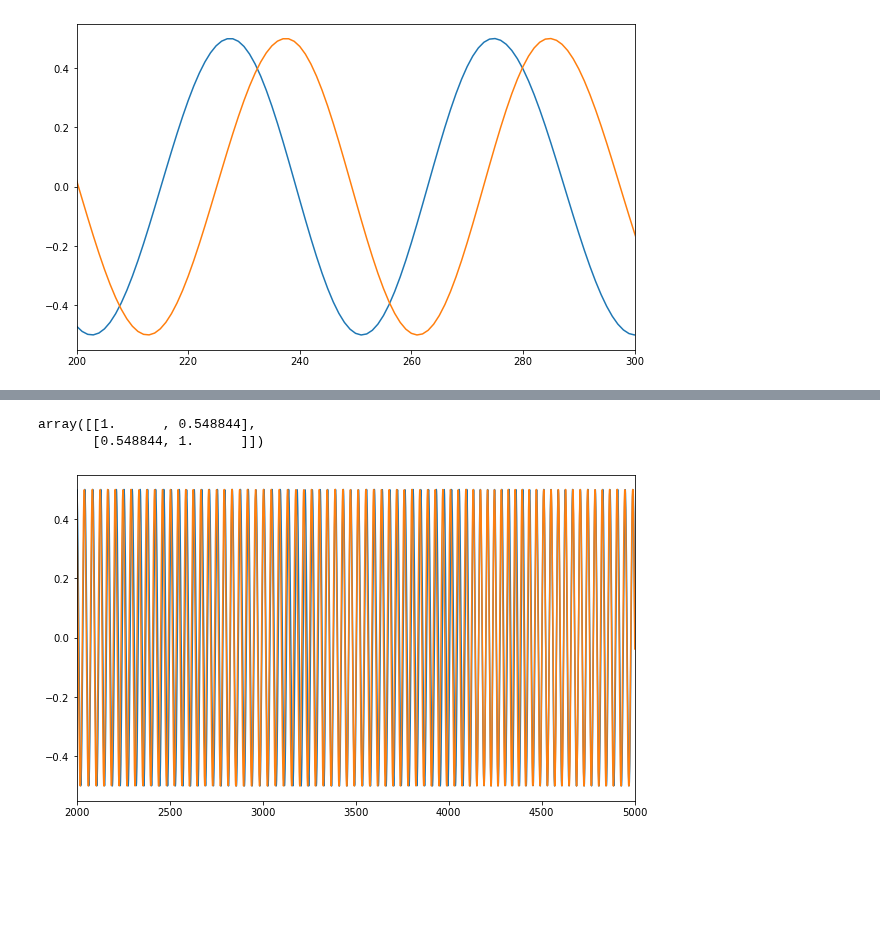
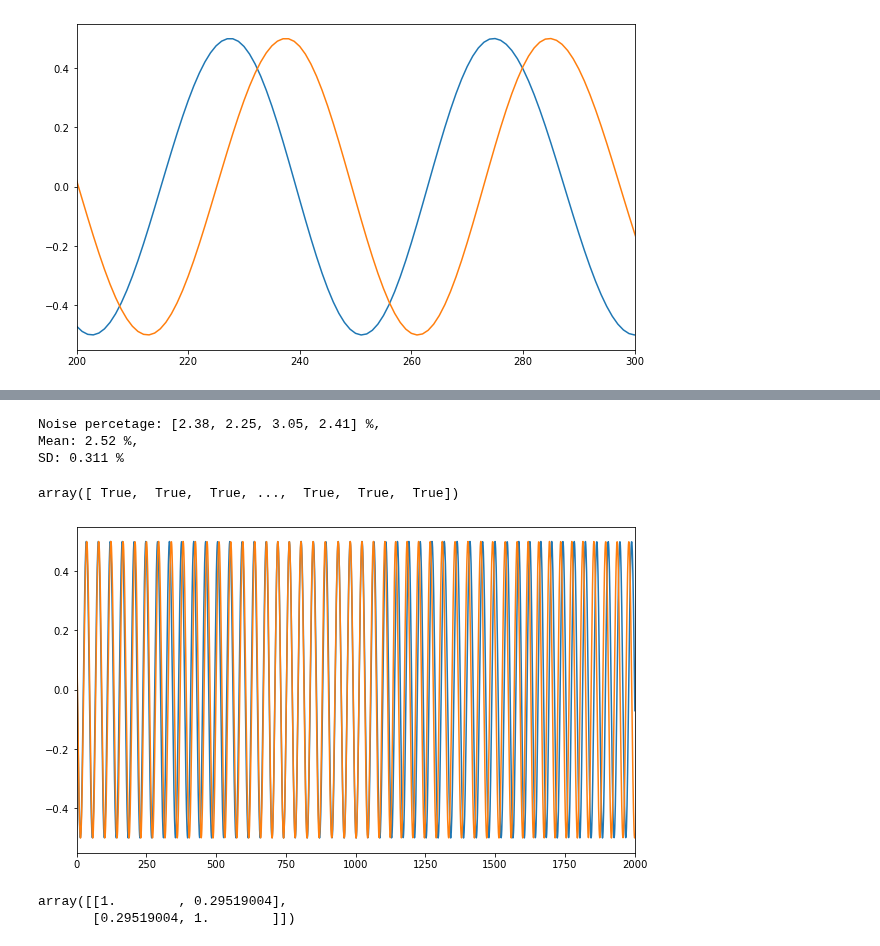
Before and after one commit to visserle/two-hearts, a Jupyter notebook: 01_preprocessing.ipynb, the cells around one changed output, grey strips where cells are left out. Cells and saved outputs as stored; diff of their text form; code cells hidden in the pictures; blank space fills up the shorter version.

Commit message:
add SYNC data

```diff
--- a/01_preprocessing.ipynb
+++ b/01_preprocessing.ipynb
@@ -262,0 +263,35 @@ NameError: name 'rpeaks' is not defined
+# %%
+def process_with_noise(rpeaks, noise_spread):
+    data, noise_percentage = interpolation_with_noise(rpeaks, noise_spread)
+    # Trim data to get rid of nans
+    data = data[2*sampling_rate:300*sampling_rate-2*sampling_rate]
+    # Downsampling to 50 Hz
+    data = data[::40]
+    data = np.array(data, dtype="float32")
+    return data, noise_percentage
+# %%
+# Create list for indices with partners that did not
+# take part in the experiment together
+# with an equal gender distribution, e.g.:
+# 0 1 2 3 4 5 6 7
+# ->
+# 0 3 4 7
+sync_idx = sorted(
+    [*participants[::4],
+     *participants[3::4]])
+
+data_sync = [None]*len(sync_idx)
+noise_percentage = [None]*len(sync_idx)
+
+for i,idx in enumerate(sync_idx):
+    data_sync[i], noise_percentage[i] = process_with_noise(
+        rpeaks["gaze"][idx],
+        noise_spread=50)
+
+# Merge data into a whole dataset
+data["sync"] = [None]*(len(sync_idx)*2)
+data["sync"][::2] = [data["gaze"][idx] for _,idx in enumerate(sync_idx)]
+data["sync"][1::2] = data_sync
+
+# Save data
+np.save(f"data/data_sync.npy", data["sync"])
@@ -263,11 +301,24 @@ NameError: name 'rpeaks' is not defined
+# %%
+print(
+    f"Noise percentage:\
+{[round(noise_percentage[i],2) for i in range(len(sync_idx))]} %,\
+    \nMean: {np.mean(noise_percentage):.3} %,\
+    \nSD: {np.std(noise_percentage):.3} %")
+# %% [output]
+Noise percetage: [2.38, 2.25, 3.05, 2.41] %,
+Mean: 2.52 %,
+SD: 0.311 %
+# %%
+# Plot data & sanity check
+plt.plot(data["sync"][0])
+plt.plot(data["sync"][1])
+plt.xlim(0,2000)
+np.equal(data["gaze"][3], data["sync"][2])
+# %% [output]
+array([ True,  True,  True, ...,  True,  True,  True])
+[figure, added]
 # %%
-a = rpeaks_cosine_interpolation_with_noise(rpeaks_sit[0], noise_spread=50)
-a = a[::40]
-plt.plot(a[100:])
-plt.plot(data_sit[0])
-plt.xlim([2000,5000])
-np.corrcoef((a[100:-100]),(data_sit[0]))
+np.corrcoef(data["sync"][0],data["sync"][1])
 # %% [output]
-array([[1.      , 0.548844],
-       [0.548844, 1.      ]])
+array([[1.        , 0.29519004],
+       [0.29519004, 1.        ]])
-[figure, removed]
```
Also changed, not shown: parts of 21 cells of this notebook, 1 other file.
